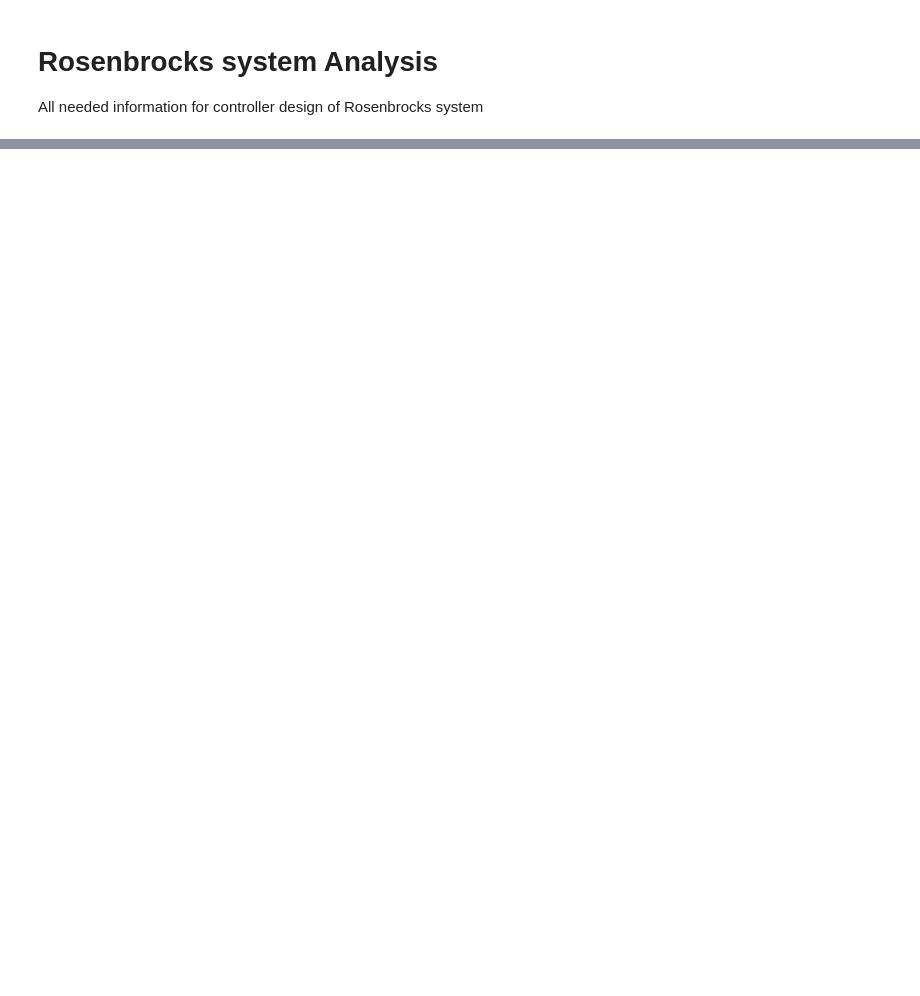
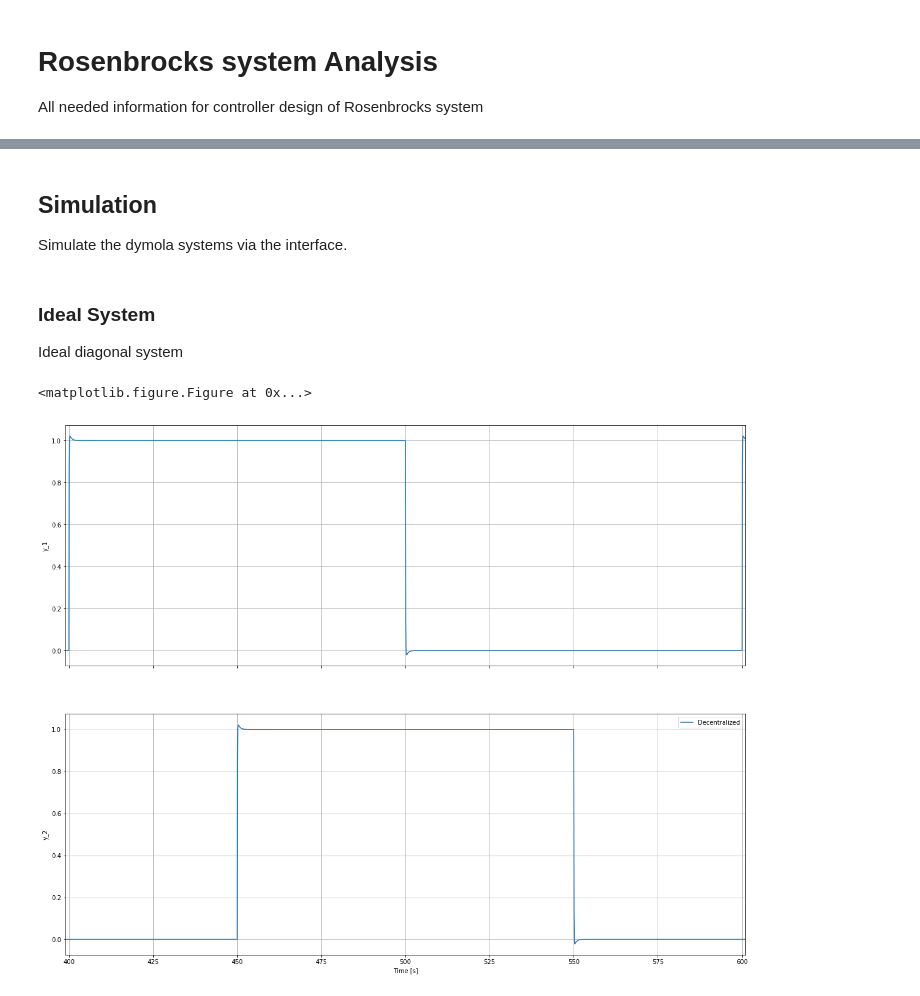
Before and after one commit to AlCap23/IfT_Decoupling, a Jupyter notebook: Python/Untitled.ipynb, the cells around one changed output, grey strips where cells are left out. Saved outputs shown, nothing was run; the diff lists cells and outputs as text; code cells hidden in the pictures; blank space fills up the shorter version.

```diff
--- a/Python/Untitled.ipynb
+++ b/Python/Untitled.ipynb
@@ -28,0 +72,4 @@ mr.AREA_BASED_APPROXIMATION(K,T,L,D)
+# %% [markdown]
+## Simulation
+
+Simulate the dymola systems via the interface.
@@ -28,0 +92,4 @@ mr.AREA_BASED_APPROXIMATION(K,T,L,D)
+# %% [markdown]
+### Ideal System
+
+Ideal diagonal system
@@ -28,0 +99,23 @@ mr.AREA_BASED_APPROXIMATION(K,T,L,D)
+# %%
+# Get the simulation data
+Data = pf.Simulation_Results("../Data/Rosenbrock/Ideal.mat")
+
+# Plot the Data
+plt.clf()
+fig, ax = plt.subplots(2, sharex = True, figsize = (20,16))
+
+ax[0].plot(Data["time"], Data["y1"], label = "Ideal System")
+
+ax[1].plot(Data["time"], Data["y2"], label = "Decentralized")
+
+ax[1].legend()
+ax[0].set_ylabel('y_1')
+ax[0].grid(True)
+ax[1].set_ylabel('y_2')
+ax[1].set_xlabel('Time [s]')
+ax[1].grid(True)
+ax[0].set_xlim([399,601])
+plt.show()
+# %% [output]
+<matplotlib.figure.Figure at 0x...>
+[figure, added]
```
Also changed, not shown: parts of 17 cells of this notebook, 4 other files.
